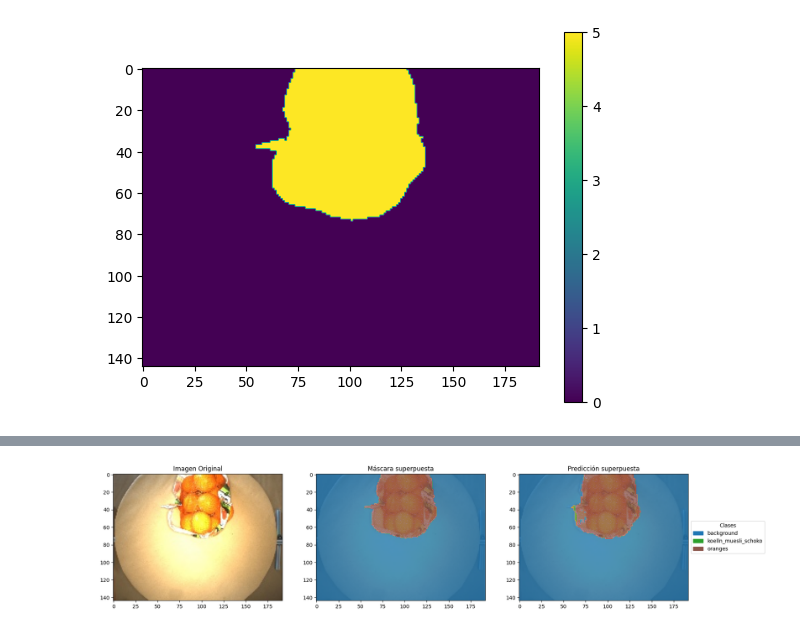
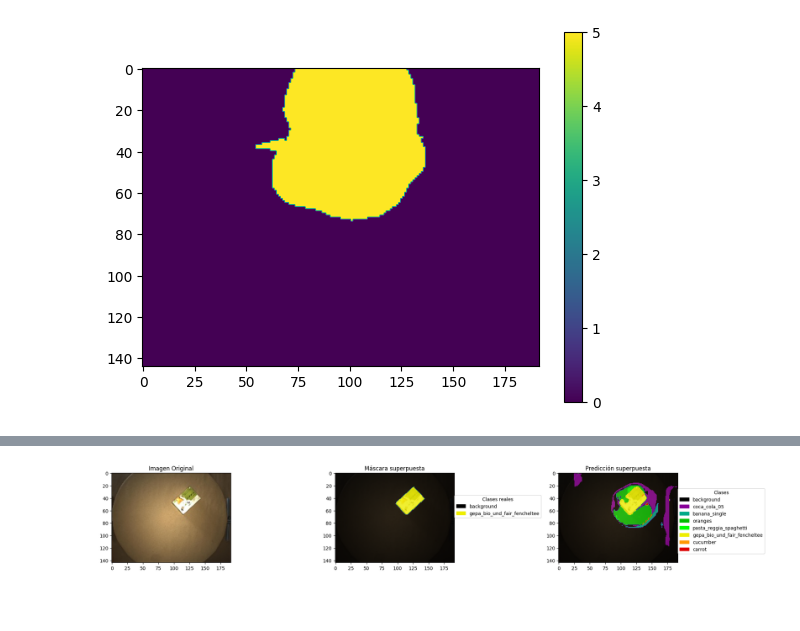
Before and after one commit to HalconVengador2004/segmentacion_imagen, a Jupyter notebook: ejecutado.ipynb, the cells around one changed output, grey strips where cells are left out. Cells and saved outputs as stored; diff of their text form; code cells hidden in the pictures; blank space fills up the shorter version.

```diff
--- a/ejecutado.ipynb
+++ b/ejecutado.ipynb
@@ -303,10 +393,8 @@ def test_seg(model, test_loader, criterion, device):
 
     return avg_loss, pixel_acc
 # %%
-device = torch.device("cuda" if torch.cuda.is_available() else "cpu")
-
 model = UNet(
     in_channels=3,
-    num_classes=11,
+    num_classes=num_classes,
     base_ch=64
 ).to(device)
@@ -312,0 +406,10 @@ model = UNet(
+# %%
+num_pixels = torch.zeros(num_classes, device=device)
+
+for batch in train_loader:
+    mask = batch["mask"].to(device)
+    for c in range(num_classes):
+        num_pixels[c] += (mask == c).sum()
+
+total_pixels = num_pixels.sum()
+weights = total_pixels / (num_classes * num_pixels)
@@ -355,36 +471,50 @@ def leer_mapeado(ruta):
     for i in range(len(data)):
         clases[data[i]['index']] = data[i]['name']
     return clases
-mapeado_clases = leer_mapeado('dataset_res_144_192_10classes/label_mapping_10classes.json')
+if num_classes == 11:
+    mapeado_clases = leer_mapeado('dataset_res_144_192_10classes/label_mapping_10classes.json')
+else:
+    mapeado_clases = leer_mapeado('dataset_res_144_192/label_mapping.json')
 # %%
-def ver_prediccion(indice, alpha = 0.8, num_classes=11):
+import matplotlib.patches as mpatches
+import matplotlib.cm as cm
+from matplotlib.gridspec import GridSpec
+
+def ver_prediccion(indice, test = True,  alpha = 0.8, num_classes=11):
+    if test:
+        ejemplo = dataset_test[indice]
+    else:
         ejemplo = dataset_train[indice]
-        x = ejemplo["image"].to(device)
-        pred = model(x.unsqueeze(0)).argmax(1).squeeze().cpu().numpy()
-        mask = ejemplo["mask"].numpy()
+    x = ejemplo["image"].to(device)
+    pred = model(x.unsqueeze(0)).argmax(1).squeeze().cpu().numpy()
+    mask = ejemplo["mask"].numpy()
+    mapa = "nipy_spectral"
+    cmap = cm.get_cmap(mapa, num_classes)
+    fig, axes = plt.subplots(1, 3, figsize=(20, 6))
+    img = x.cpu().permute(1, 2, 0).numpy() #pasamos de (C, H, W) a (H, W, C) para poder usar matplotlib
+    axes[0].imshow(img)
+    axes[0].set_title(f'Imagen Original')
+    axes[1].imshow(img)
+    axes[1].imshow(mask, cmap=mapa, vmin=0, vmax=num_classes-1, alpha=alpha) # vmin, vmax para que los colores correspondan a las clases totales (no solo las presentes)
+    axes[1].set_title('Máscara superpuesta')
+    axes[2].imshow(img)
+    axes[2].imshow(pred, cmap=mapa, vmin=0, vmax=num_classes-1, alpha=alpha)
+    axes[2].set_title('Predicción superpuesta')
 
-        cmap = cm.get_cmap('tab10', 11)
-        fig, axes = plt.subplots(1, 3, figsize=(20, 6))
-        img = x.cpu().permute(1, 2, 0).numpy() #pasamos de (C, H, W) a (H, W, C) para poder usar matplotlib
+    # Leyenda para la máscara original
+    clases_mask = np.unique(mask)
+    patches_mask = [mpatches.Patch(color=cmap(i), label=mapeado_clases[i]) for i in clases_mask]
+    axes[1].legend(handles=patches_mask, loc=[1,0.5],
+                   title='Clases reales')
 
-        axes[0].imshow(img)
-        axes[0].set_title('Imagen Original')
+    # Leyenda para la predicción
+    clases_presentes = np.unique(pred)
+    patches = [mpatches.Patch(color=cmap(i), label=mapeado_clases[i]) for i in clases_presentes]
+    plt.legend(handles=patches, loc=[1,0.1],
+            title='Clases')
+    plt.tight_layout()
+    plt.show()
 
-        axes[1].imshow(img)
-        axes[1].imshow(mask, cmap='tab10', vmin=0, vmax=num_classes-1, alpha=alpha) # vmin, vmax para que los colores correspondan a las clases totales (no solo las presentes)
-        axes[1].set_title('Máscara superpuesta')
-
-        axes[2].imshow(img)
-        axes[2].imshow(pred, cmap='tab10', vmin=0, vmax=num_classes-1, alpha=alpha)
-        axes[2].set_title('Predicción superpuesta')
-
-        clases_presentes = np.unique(pred)
-        patches = [mpatches.Patch(color=cmap(i), label=mapeado_clases[i]) for i in clases_presentes]
-        plt.legend(handles=patches, loc='center left', bbox_to_anchor=(1.0, 0.5),  #al final del eje x y en medio del eje y
-                title='Clases')
-
-        plt.show()
-
-ver_prediccion(400)
+ver_prediccion(0, test=False)
 # %% [output]
-[figure, old version]
+[figure, new version]
```
Also changed, not shown: parts of 16 cells of this notebook.
